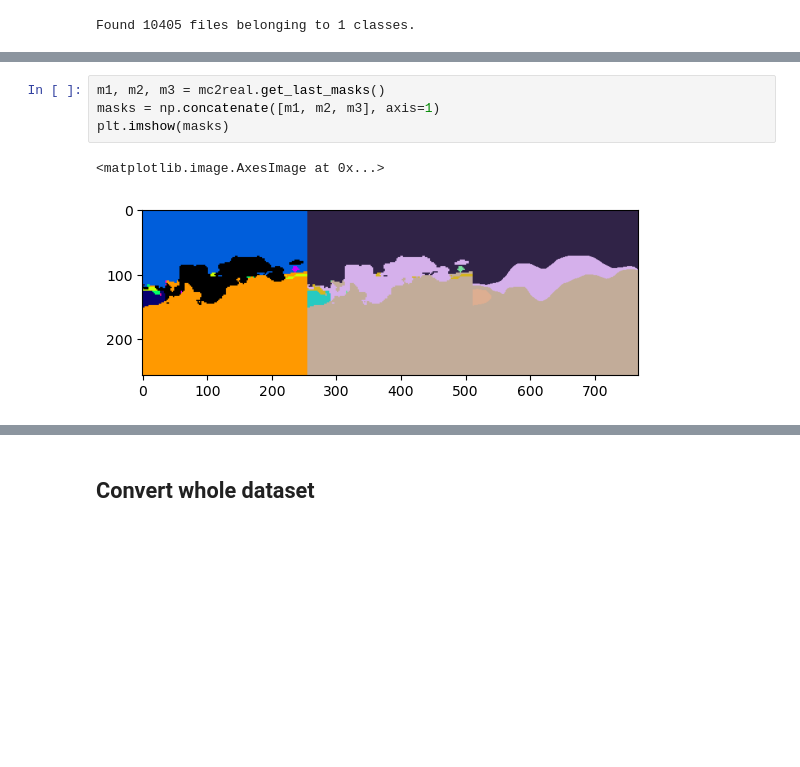
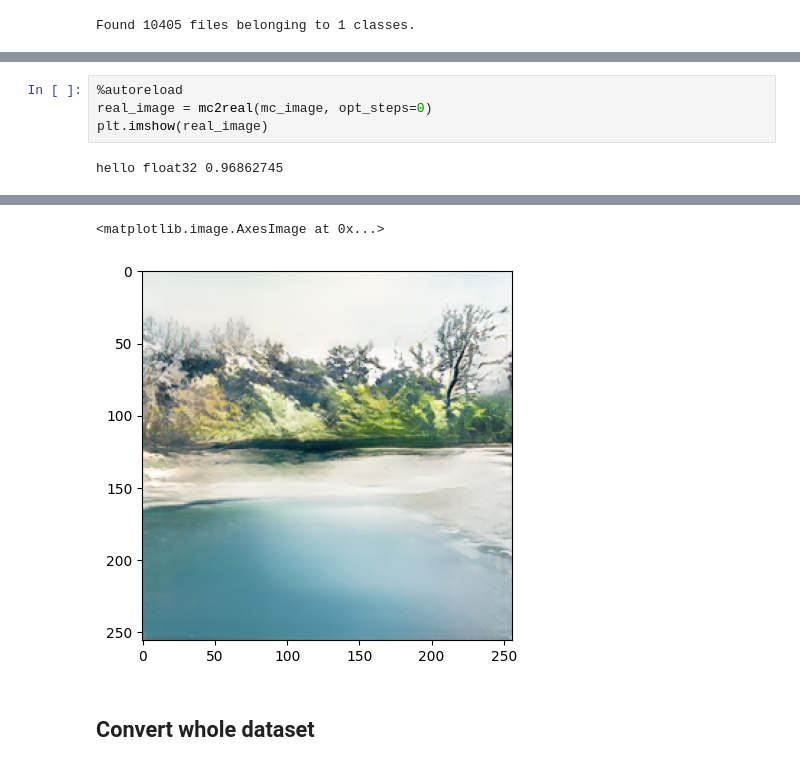
Before and after one commit to klima7/Mc2Real-segment-generate, a Jupyter notebook: converter.ipynb, the cells around one changed output, grey strips where cells are left out. Drawn from its saved outputs; the diff is of its cells as text; blank space fills up the shorter version.

```diff
--- a/converter.ipynb
+++ b/converter.ipynb
@@ -61,7 +80,6 @@ plt.imshow(real_image)
-# %%
-m1, m2, m3 = mc2real.get_last_masks()
-masks = np.concatenate([m1, m2, m3], axis=1)
-plt.imshow(masks)
-# %% [output]
-<matplotlib.image.AxesImage at 0x...>
-[figure, removed]
+# %%
+%autoreload
+real_image = mc2real(mc_image, opt_steps=0)
+plt.imshow(real_image)
+# %% [output]
+hello float32 0.96862745
@@ -68,3 +88,5 @@ plt.imshow(masks)
+<matplotlib.image.AxesImage at 0x...>
+[figure, added]
 # %% [markdown]
 ## Convert whole dataset
 # %%
```
Also changed, not shown: parts of 5 cells of this notebook, 3 other files.
